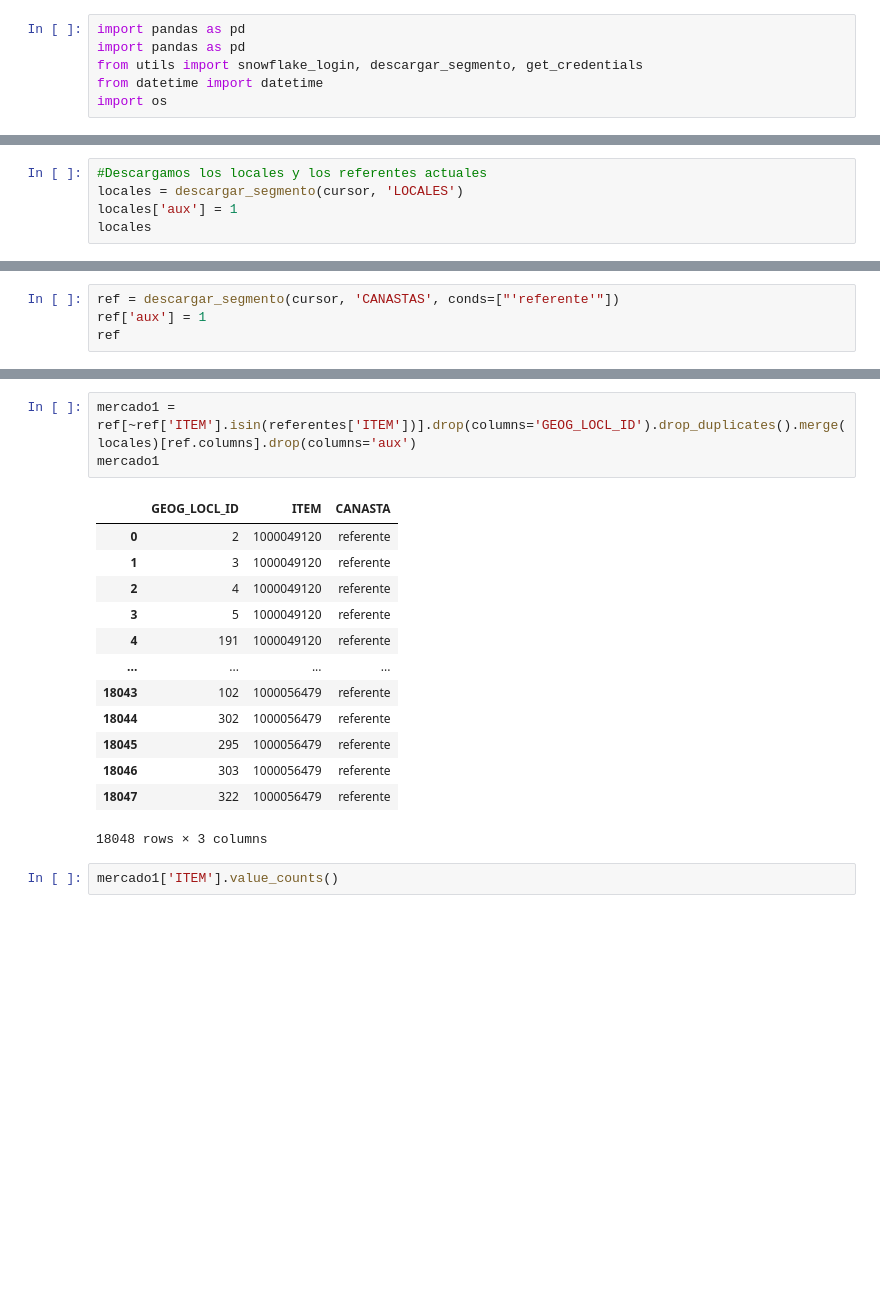
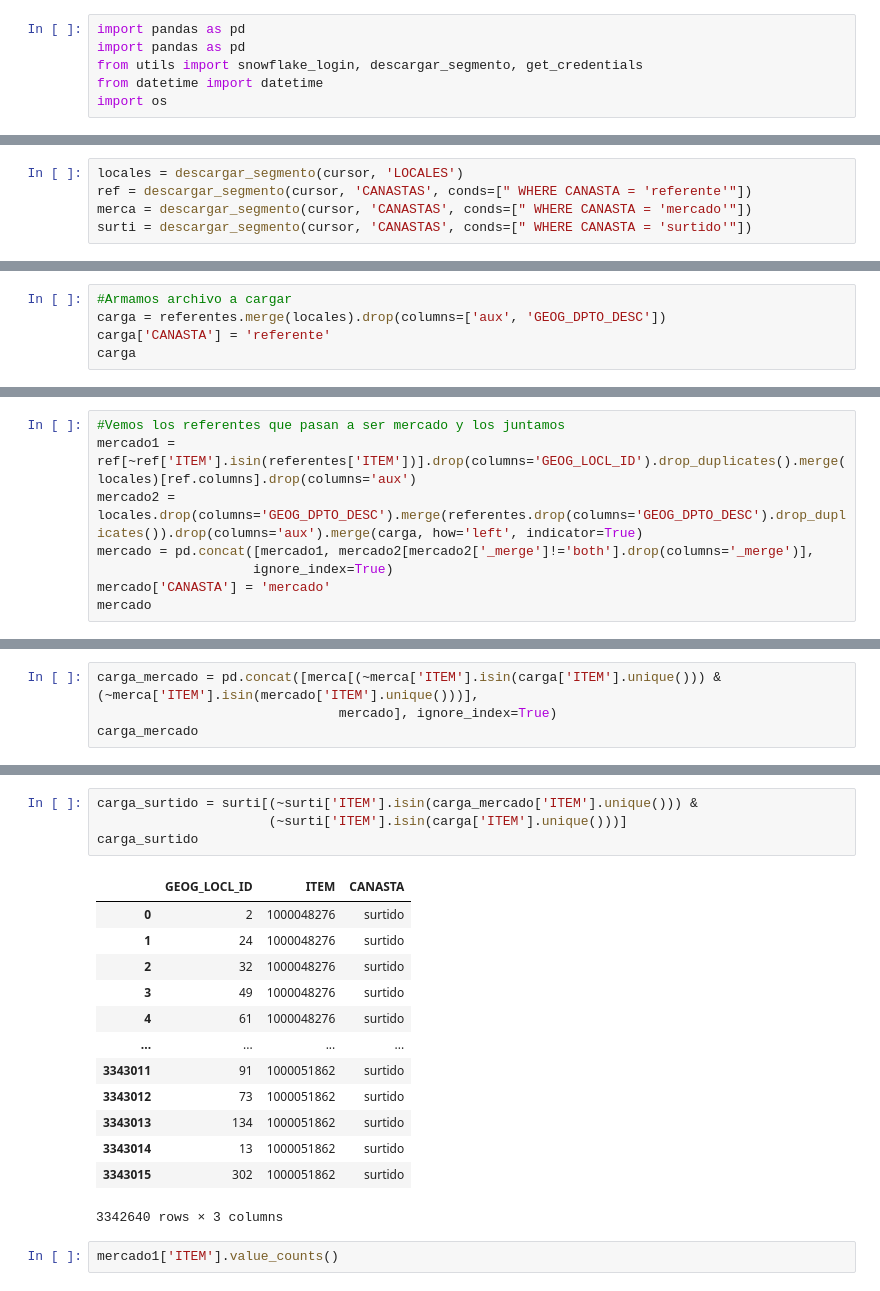
Before and after one commit to TataMarcos/Proyectos_Streamlit, a Jupyter notebook: Pricing/pruebas.ipynb, the cells around one changed output, grey strips where cells are left out. Drawn from its saved outputs; the diff is of its cells as text; blank space fills up the shorter version.

```diff
--- a/Pricing/pruebas.ipynb
+++ b/Pricing/pruebas.ipynb
@@ -164,0 +23,5 @@ referentes
+# %%
+locales = descargar_segmento(cursor, 'LOCALES')
+ref = descargar_segmento(cursor, 'CANASTAS', conds=[" WHERE CANASTA = 'referente'"])
+merca = descargar_segmento(cursor, 'CANASTAS', conds=[" WHERE CANASTA = 'mercado'"])
+surti = descargar_segmento(cursor, 'CANASTAS', conds=[" WHERE CANASTA = 'surtido'"])
@@ -164,0 +70,5 @@ referentes
+# %%
+#Armamos archivo a cargar
+carga = referentes.merge(locales).drop(columns=['aux', 'GEOG_DPTO_DESC'])
+carga['CANASTA'] = 'referente'
+carga
@@ -165,6 +89,9 @@ referentes
 # %%
-#Descargamos los locales y los referentes actuales
-locales = descargar_segmento(cursor, 'LOCALES')
-locales['aux'] = 1
-locales
+#Vemos los referentes que pasan a ser mercado y los juntamos
+mercado1 = ref[~ref['ITEM'].isin(referentes['ITEM'])].drop(columns='GEOG_LOCL_ID').drop_duplicates().merge(locales)[ref.columns].drop(columns='aux')
+mercado2 = locales.drop(columns='GEOG_DPTO_DESC').merge(referentes.drop(columns='GEOG_DPTO_DESC').drop_duplicates()).drop(columns='aux').merge(carga, how='left', indicator=True)
+mercado = pd.concat([mercado1, mercado2[mercado2['_merge']!='both'].drop(columns='_merge')],
+                    ignore_index=True)
+mercado['CANASTA'] = 'mercado'
+mercado
 # %% [output]
@@ -184,5 +127,5 @@ locales
 # %%
-ref = descargar_segmento(cursor, 'CANASTAS', conds=["'referente'"])
-ref['aux'] = 1
-ref
+carga_mercado = pd.concat([merca[(~merca['ITEM'].isin(carga['ITEM'].unique())) & (~merca['ITEM'].isin(mercado['ITEM'].unique()))],
+                               mercado], ignore_index=True)
+carga_mercado
 # %% [output]
@@ -202,20 +179,21 @@ ref
 # %%
-mercado1 = ref[~ref['ITEM'].isin(referentes['ITEM'])].drop(columns='GEOG_LOCL_ID').drop_duplicates().merge(locales)[ref.columns].drop(columns='aux')
-mercado1
+carga_surtido = surti[(~surti['ITEM'].isin(carga_mercado['ITEM'].unique())) &
+                      (~surti['ITEM'].isin(carga['ITEM'].unique()))]
+carga_surtido
 # %% [output]
 |  | GEOG_LOCL_ID | ITEM | CANASTA |
-| 0 | 2 | 1000049120 | referente |
-| 1 | 3 | 1000049120 | referente |
-| 2 | 4 | 1000049120 | referente |
-| 3 | 5 | 1000049120 | referente |
-| 4 | 191 | 1000049120 | referente |
+| 0 | 2 | 1000048276 | surtido |
+| 1 | 24 | 1000048276 | surtido |
+| 2 | 32 | 1000048276 | surtido |
+| 3 | 49 | 1000048276 | surtido |
+| 4 | 61 | 1000048276 | surtido |
 | ... | ... | ... | ... |
-| 18043 | 102 | 1000056479 | referente |
-| 18044 | 302 | 1000056479 | referente |
-| 18045 | 295 | 1000056479 | referente |
-| 18046 | 303 | 1000056479 | referente |
-| 18047 | 322 | 1000056479 | referente |
+| 3343011 | 91 | 1000051862 | surtido |
+| 3343012 | 73 | 1000051862 | surtido |
+| 3343013 | 134 | 1000051862 | surtido |
+| 3343014 | 13 | 1000051862 | surtido |
+| 3343015 | 302 | 1000051862 | surtido |
-18048 rows × 3 columns
+3342640 rows × 3 columns
 # %%
 mercado1['ITEM'].value_counts()
 # %% [output]
```
Also changed, not shown: parts of 22 cells of this notebook, 9 other files.
